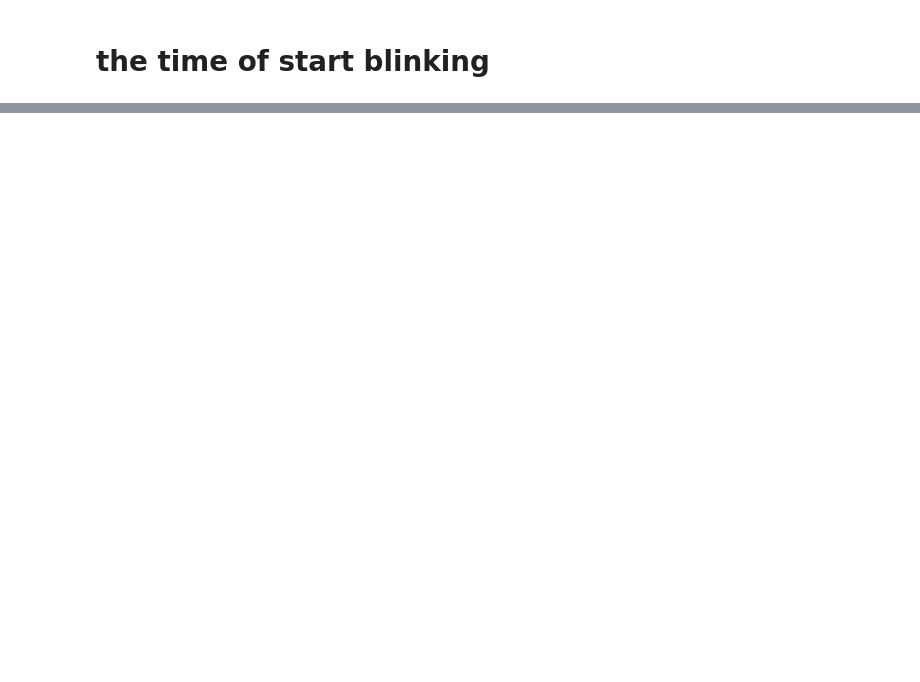
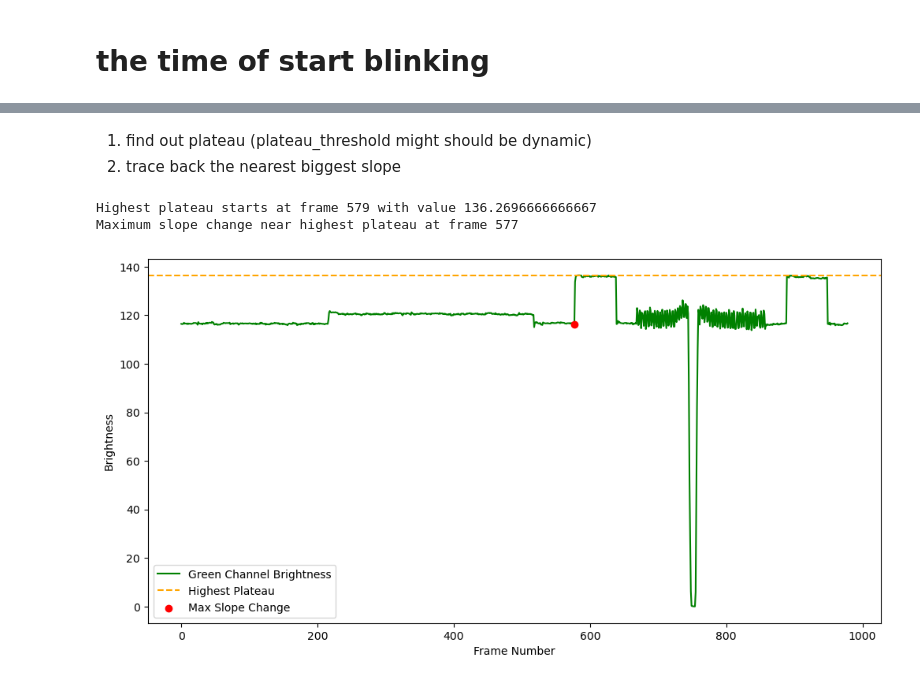
Before and after one commit to eddLai/ExoskeletonPowerAsistance, a Jupyter notebook: simulation/preprocessing/analysis/video_analysis.ipynb, the cells around one changed output, grey strips where cells are left out. Cells and saved outputs as stored; diff of their text form; code cells hidden in the pictures; blank space fills up the shorter version.

```diff
--- a/simulation/preprocessing/analysis/video_analysis.ipynb
+++ b/simulation/preprocessing/analysis/video_analysis.ipynb
@@ -93,0 +151,46 @@ None
+# %% [markdown]
+1. find out plateau (plateau_threshold might should be dynamic)
+2. trace back the nearest biggest slope
+# %%
+import numpy as np
+import matplotlib.pyplot as plt
+
+plateau_threshold = 5
+slope_threshold = 5
+
+window_size = 10
+smoothed_green = np.convolve(green_values, np.ones(window_size)/window_size, mode='valid')
+
+plateau_mask = np.abs(np.diff(smoothed_green)) < plateau_threshold
+plateau_regions = np.where(plateau_mask)[0] + 1
+
+if len(plateau_regions) > 0:
+    highest_plateau_idx = np.argmax(smoothed_green[plateau_regions])
+    highest_plateau_start = plateau_regions[highest_plateau_idx]
+    highest_plateau_value = smoothed_green[highest_plateau_start]
+    print(f"Highest plateau starts at frame {highest_plateau_start} with value {highest_plateau_value}")
+else:
+    print("No plateau found")
+
+green_slope = np.diff(green_values)
+
+slope_region_start = max(0, highest_plateau_start - window_size)
+slope_region_end = min(len(green_slope), highest_plateau_start + window_size)
+
+max_slope_idx = np.argmax(np.abs(green_slope[slope_region_start:slope_region_end]))
+max_slope_frame = slope_region_start + max_slope_idx
+
+print(f"Maximum slope change near highest plateau at frame {max_slope_frame}")
+
+plt.figure(figsize=(12, 6))
+plt.plot(green_values, color='green', label='Green Channel Brightness')
+plt.axhline(y=highest_plateau_value, color='orange', linestyle='--', label='Highest Plateau')
+plt.scatter(max_slope_frame, green_values[max_slope_frame], color='red', label='Max Slope Change', zorder=5)
+plt.xlabel('Frame Number')
+plt.ylabel('Brightness')
+plt.legend()
+plt.show()
+# %% [output]
+Highest plateau starts at frame 579 with value 136.2696666666667
+Maximum slope change near highest plateau at frame 577
+[figure, added]
```
Also changed, not shown: parts of 9 cells of this notebook, 1 other file.
